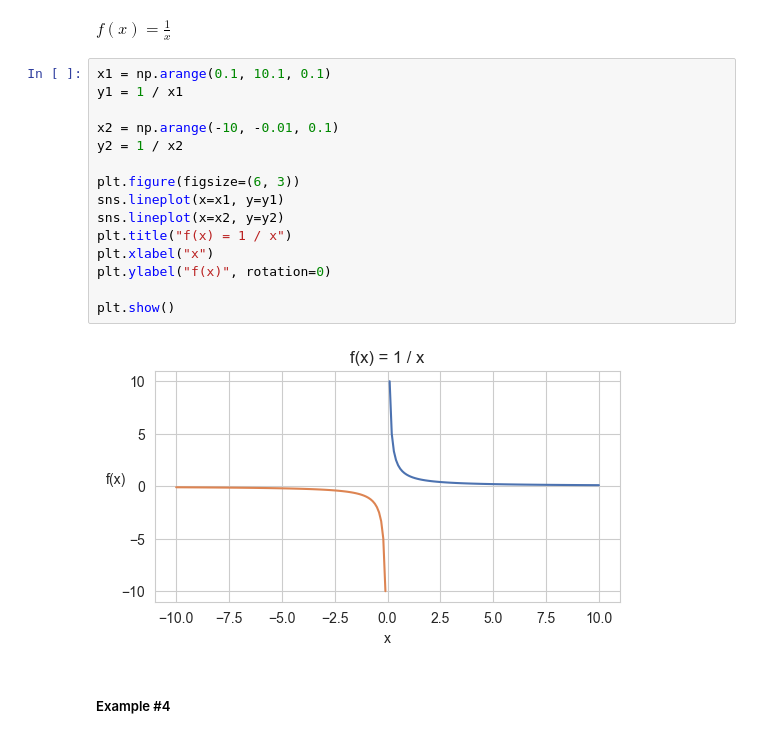
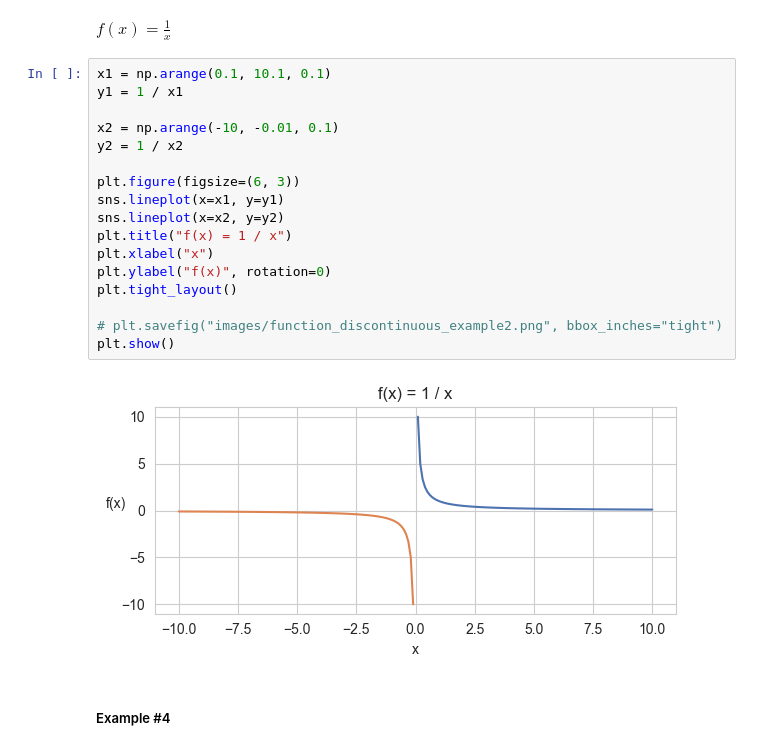
Before and after one commit to dheemanth-bhat/maths-for-machine-learning, a Jupyter notebook: 3_Linear_Algebra/05_Optimization_1-calculus_in_ML.ipynb, the cells around one changed output. Cells and saved outputs as stored; diff of their text form.

```diff
--- a/3_Linear_Algebra/05_Optimization_1-calculus_in_ML.ipynb
+++ b/3_Linear_Algebra/05_Optimization_1-calculus_in_ML.ipynb
@@ -432,20 +467,22 @@ $f(x) = \frac{1}{x}$
 # %%
 x1 = np.arange(0.1, 10.1, 0.1)
 y1 = 1 / x1
 
 x2 = np.arange(-10, -0.01, 0.1)
 y2 = 1 / x2
 
 plt.figure(figsize=(6, 3))
 sns.lineplot(x=x1, y=y1)
 sns.lineplot(x=x2, y=y2)
 plt.title("f(x) = 1 / x")
 plt.xlabel("x")
 plt.ylabel("f(x)", rotation=0)
+plt.tight_layout()
 
+# plt.savefig("images/function_discontinuous_example2.png", bbox_inches="tight")
 plt.show()
 # %% [output]
-[figure, old version]
+[figure, new version]
 # %% [markdown]
 ##### Example #4
 # %% [markdown]
```
Also changed, not shown: parts of 10 cells of this notebook, 4 other files.
